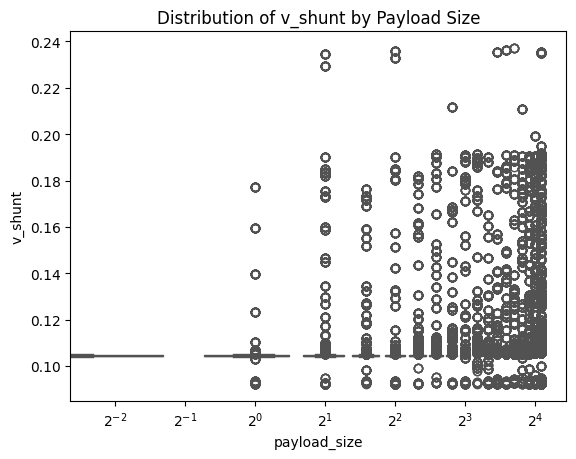
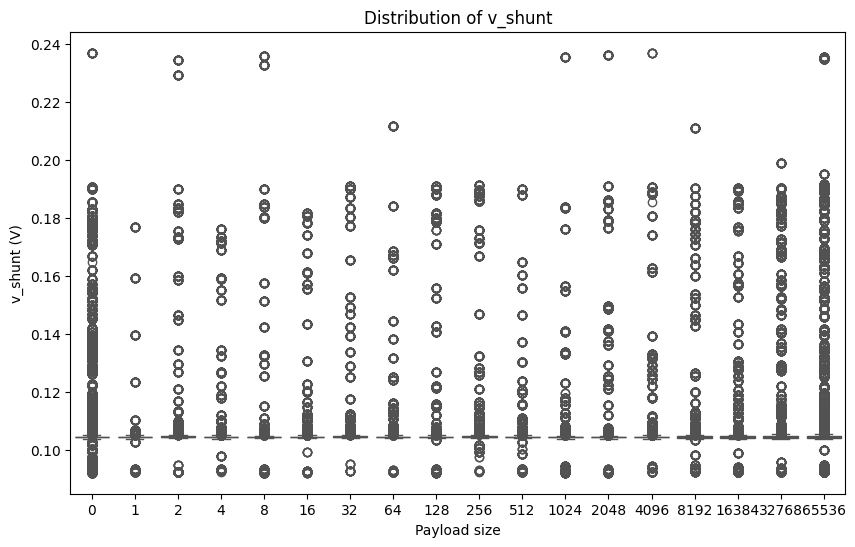
The change to this notebook cell's code, shown as a diff; its figure went from the first image to the second:
--- before
+++ after
@@ -1,12 +1,12 @@
-import seaborn as sns
-
+plt.figure(figsize=(10, 6))
 sns.boxplot(
     data=meter_df,
     x="payload_size",
     y="v_shunt",
-    color='deeppink' #no color???
+    color='deeppink' #why is the color not changing?
 )
 
-plt.xscale("log", base=2)
-plt.title("Distribution of v_shunt by Payload Size")
+plt.xlabel("Payload size")
+plt.ylabel("v_shunt (V)")
+plt.title("Distribution of v_shunt")
 plt.show()

Commit: modified:   experiment/visualization.ipynb